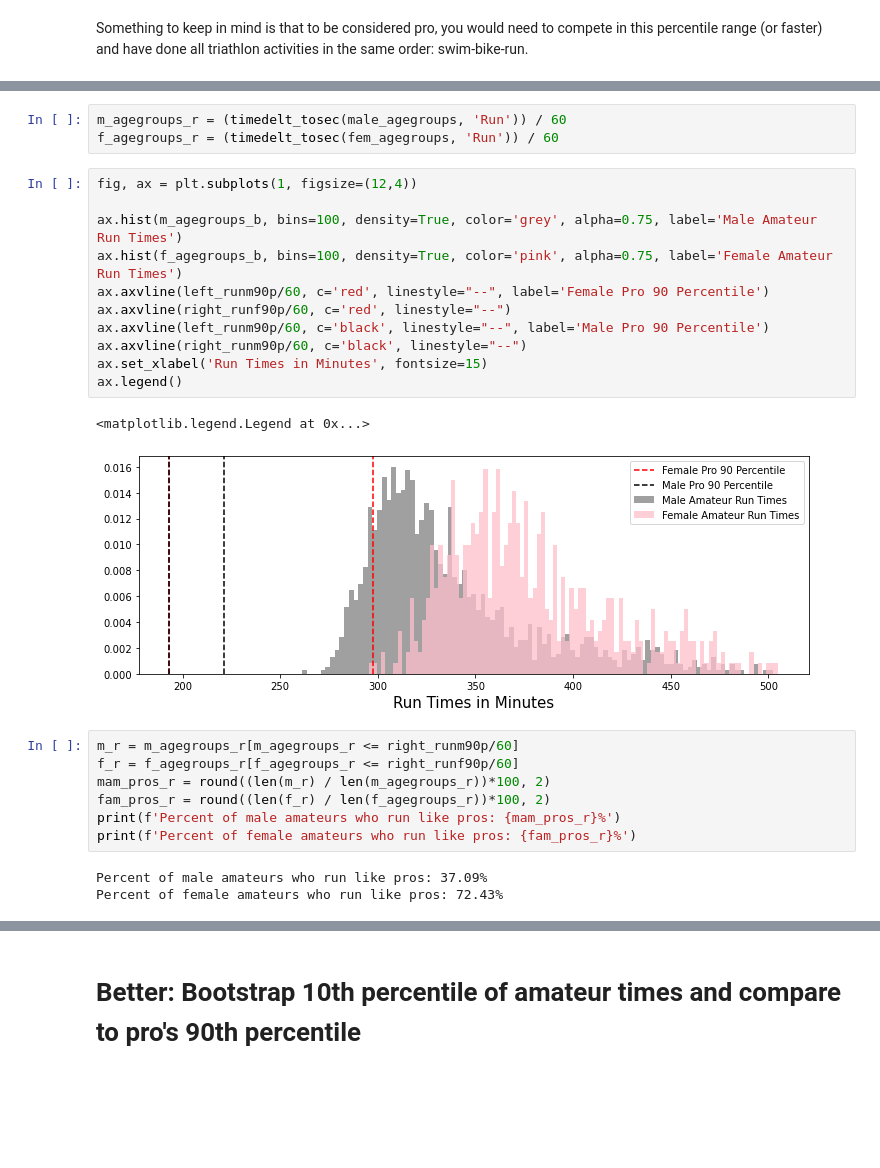
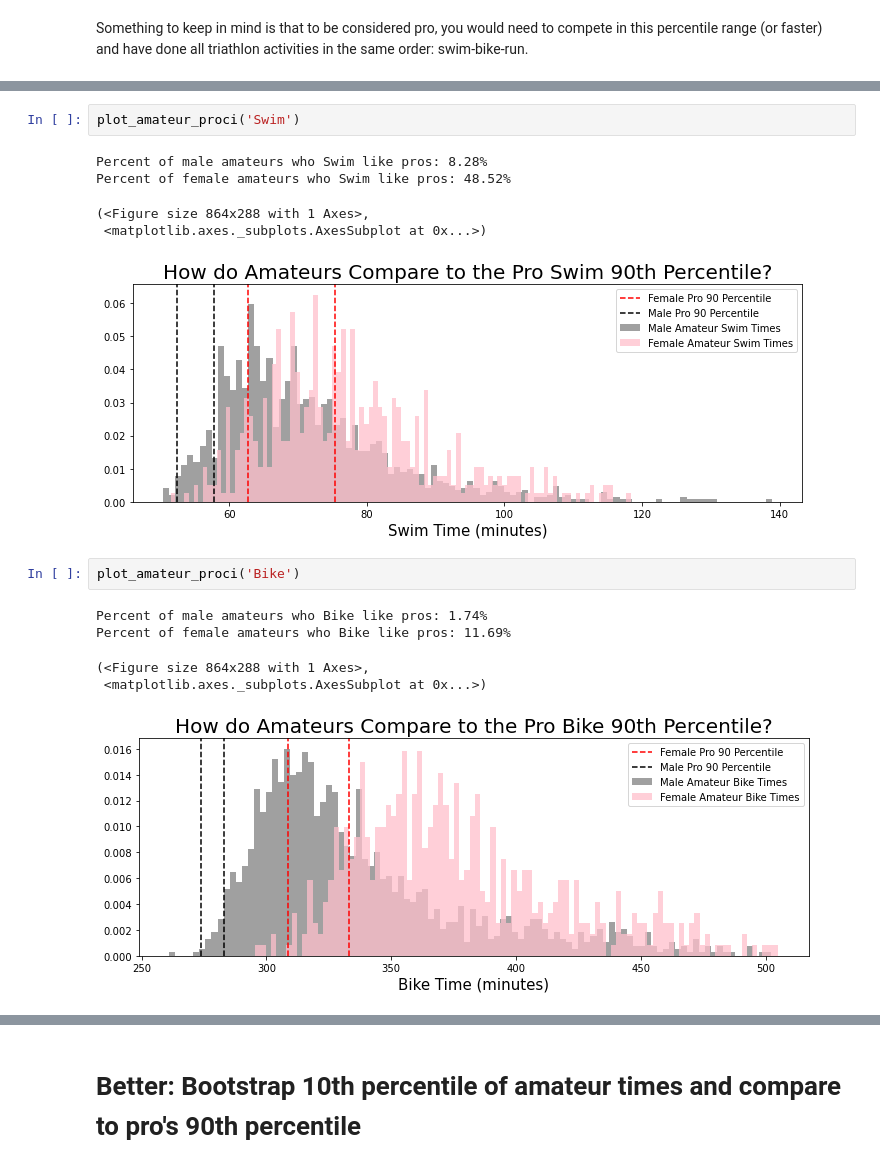
Before and after one commit to czaloumi/ironman-2019, a Jupyter notebook: ironman19.ipynb, the cells around one changed output, grey strips where cells are left out. Drawn from its saved outputs; the diff is of its cells as text; blank space fills up the shorter version.

```diff
--- a/ironman19.ipynb
+++ b/ironman19.ipynb
@@ -517,27 +491,16 @@ Percent of female amateurs who bike like pros: 11.69%
-# %%
-m_agegroups_r = (timedelt_tosec(male_agegroups, 'Run')) / 60
-f_agegroups_r = (timedelt_tosec(fem_agegroups, 'Run')) / 60
-# %%
-fig, ax = plt.subplots(1, figsize=(12,4))
-
-ax.hist(m_agegroups_b, bins=100, density=True, color='grey', alpha=0.75, label='Male Amateur Run Times')
-ax.hist(f_agegroups_b, bins=100, density=True, color='pink', alpha=0.75, label='Female Amateur Run Times')
-ax.axvline(left_runm90p/60, c='red', linestyle="--", label='Female Pro 90 Percentile')
-ax.axvline(right_runf90p/60, c='red', linestyle="--")
-ax.axvline(left_runm90p/60, c='black', linestyle="--", label='Male Pro 90 Percentile')
-ax.axvline(right_runm90p/60, c='black', linestyle="--")
-ax.set_xlabel('Run Times in Minutes', fontsize=15)
-ax.legend()
-# %% [output]
-<matplotlib.legend.Legend at 0x...>
-[figure, removed]
-# %%
-m_r = m_agegroups_r[m_agegroups_r <= right_runm90p/60]
-f_r = f_agegroups_r[f_agegroups_r <= right_runf90p/60]
-mam_pros_r = round((len(m_r) / len(m_agegroups_r))*100, 2)
-fam_pros_r = round((len(f_r) / len(f_agegroups_r))*100, 2)
-print(f'Percent of male amateurs who run like pros: {mam_pros_r}%')
-print(f'Percent of female amateurs who run like pros: {fam_pros_r}%')
-# %% [output]
-Percent of male amateurs who run like pros: 37.09%
-Percent of female amateurs who run like pros: 72.43%
+# %%
+plot_amateur_proci('Swim')
+# %% [output]
+Percent of male amateurs who Swim like pros: 8.28%
+Percent of female amateurs who Swim like pros: 48.52%
+(<Figure size 864x288 with 1 Axes>,
+ <matplotlib.axes._subplots.AxesSubplot at 0x...>)
+[figure, added]
+# %%
+plot_amateur_proci('Bike')
+# %% [output]
+Percent of male amateurs who Bike like pros: 1.74%
+Percent of female amateurs who Bike like pros: 11.69%
+(<Figure size 864x288 with 1 Axes>,
+ <matplotlib.axes._subplots.AxesSubplot at 0x...>)
+[figure, added]
```
Also changed, not shown: parts of 45 cells of this notebook.
